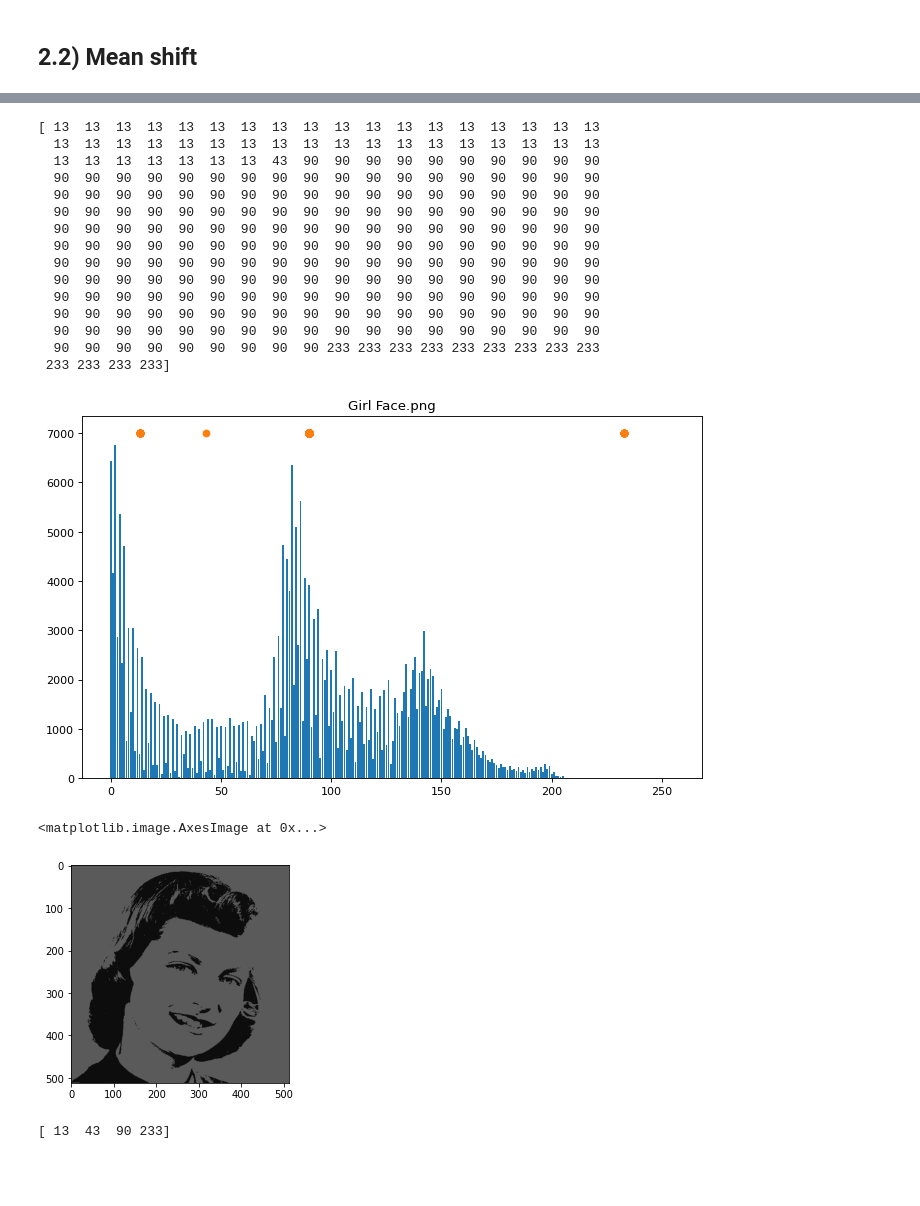
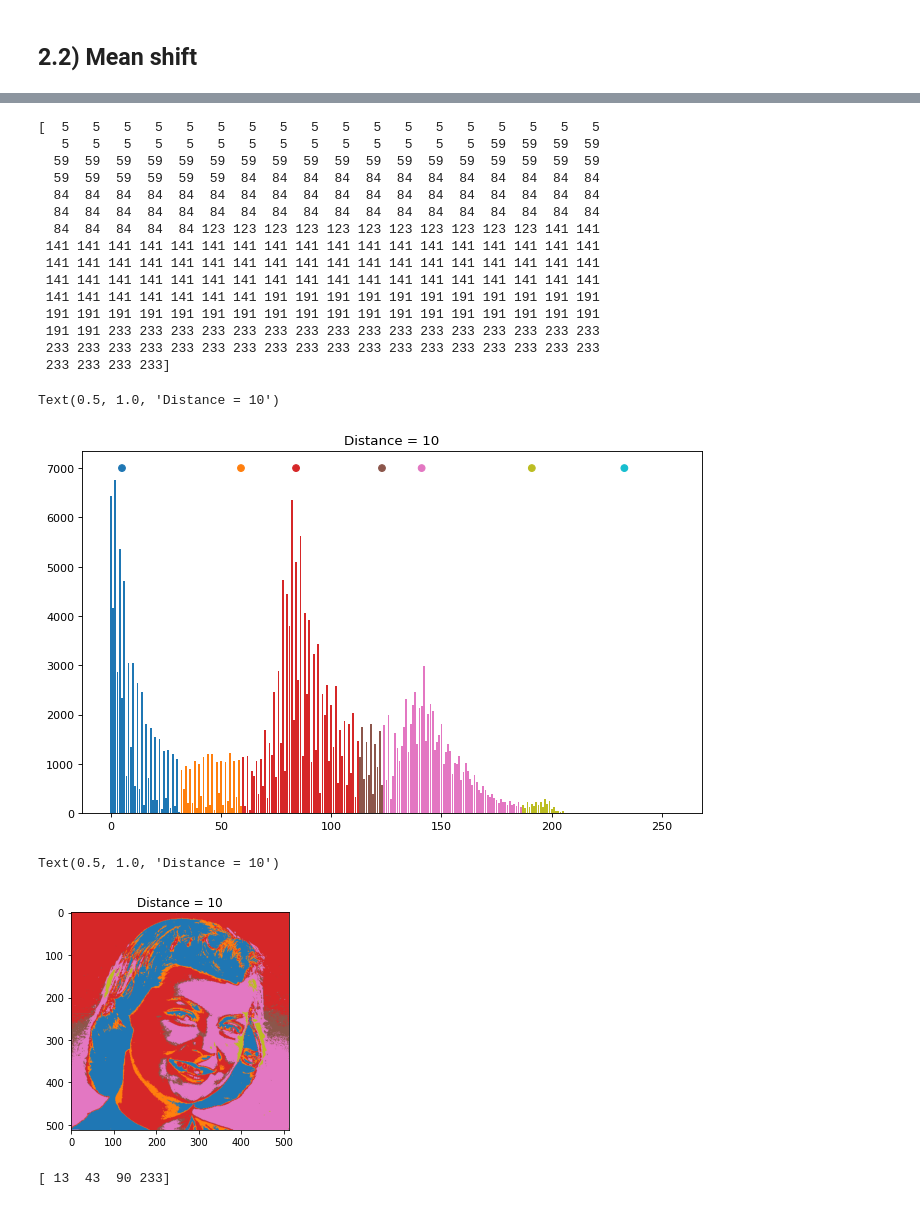
Before and after one commit to jmcsuite/AgentesInteligentes_Up2022, a Jupyter notebook: Trabajo1_0226259_0226154/codigo/main.ipynb, the cells around one changed output, grey strips where cells are left out. Saved outputs shown, nothing was run; the diff lists cells and outputs as text; code cells hidden in the pictures; blank space fills up the shorter version.

```diff
--- a/Trabajo1_0226259_0226154/codigo/main.ipynb
+++ b/Trabajo1_0226259_0226154/codigo/main.ipynb
@@ -430,7 +473,7 @@ for i in range(1,colorRange):
 
 inputMeanShift = np.array(np.arange(0,colorRange))
 
-maxDistance = 35
+maxDistance = 10
 epsilon = .000005
 for i, a in enumerate(inputMeanShift):
     mode = a
@@ -494,10 +537,17 @@ ax[0].scatter(inputMeanShift, np.ones(len(inputMeanShift))*7000)
 # %%
 for i in range(colorRange):
     for i in range(1,colorRange):
-        if(inputMeanShift[i] - inputMeanShift[i-1] < 1):
+        if(inputMeanShift[i] - inputMeanShift[i-1] < 3):
             inputMeanShift[i-1] = inputMeanShift[i]
         if(inputMeanShift[i] >= 233):
             inputMeanShift[i]=233
+
+unique = np.unique(inputMeanShift)
+uniqueDict = dict(zip(unique, np.arange(len(unique))))
+category_colors = plt.get_cmap('tab10')(
+    np.linspace(0, 1, len(unique)))
+#print(unique)
+#print(category_colors)
 
 histograms = []
 colorRange = 256
@@ -507,40 +557,46 @@ for img in imgs:
     histograms.append(histogram)
 fig, ax = setupPlots(1)
 for axes, hist, name in zip(ax, histograms, imgNames):
-    axes.bar(np.arange(colorRange), hist)
-    axes.set_title(name)
+    for i, h in zip(np.arange(colorRange), hist):
+        axes.bar(i, h, color=category_colors[uniqueDict[inputMeanShift[i]]])
+        axes.set_title(name)
 
-ax[0].scatter(inputMeanShift, np.ones(len(inputMeanShift))*7000)
+ax[0].scatter(unique, np.ones(len(unique))*7000, color=category_colors)
 print(inputMeanShift)
+ax[0].set_title('Distance = 15')
 # %% [output]
-[ 13  13  13  13  13  13  13  13  13  13  13  13  13  13  13  13  13  13
-  13  13  13  13  13  13  13  13  13  13  13  13  13  13  13  13  13  13
-  13  13  13  13  13  13  13  43  90  90  90  90  90  90  90  90  90  90
-  90  90  90  90  90  90  90  90  90  90  90  90  90  90  90  90  90  90
-  90  90  90  90  90  90  90  90  90  90  90  90  90  90  90  90  90  90
-  90  90  90  90  90  90  90  90  90  90  90  90  90  90  90  90  90  90
-  90  90  90  90  90  90  90  90  90  90  90  90  90  90  90  90  90  90
-  90  90  90  90  90  90  90  90  90  90  90  90  90  90  90  90  90  90
-  90  90  90  90  90  90  90  90  90  90  90  90  90  90  90  90  90  90
-  90  90  90  90  90  90  90  90  90  90  90  90  90  90  90  90  90  90
-  90  90  90  90  90  90  90  90  90  90  90  90  90  90  90  90  90  90
-  90  90  90  90  90  90  90  90  90  90  90  90  90  90  90  90  90  90
-  90  90  90  90  90  90  90  90  90  90  90  90  90  90  90  90  90  90
-  90  90  90  90  90  90  90  90  90 233 233 233 233 233 233 233 233 233
+[  5   5   5   5   5   5   5   5   5   5   5   5   5   5   5   5   5   5
+   5   5   5   5   5   5   5   5   5   5   5   5   5   5  59  59  59  59
+  59  59  59  59  59  59  59  59  59  59  59  59  59  59  59  59  59  59
+  59  59  59  59  59  59  84  84  84  84  84  84  84  84  84  84  84  84
+  84  84  84  84  84  84  84  84  84  84  84  84  84  84  84  84  84  84
+  84  84  84  84  84  84  84  84  84  84  84  84  84  84  84  84  84  84
+  84  84  84  84  84 123 123 123 123 123 123 123 123 123 123 123 141 141
+ 141 141 141 141 141 141 141 141 141 141 141 141 141 141 141 141 141 141
+ 141 141 141 141 141 141 141 141 141 141 141 141 141 141 141 141 141 141
+ 141 141 141 141 141 141 141 141 141 141 141 141 141 141 141 141 141 141
+ 141 141 141 141 141 141 141 191 191 191 191 191 191 191 191 191 191 191
+ 191 191 191 191 191 191 191 191 191 191 191 191 191 191 191 191 191 191
+ 191 191 233 233 233 233 233 233 233 233 233 233 233 233 233 233 233 233
+ 233 233 233 233 233 233 233 233 233 233 233 233 233 233 233 233 233 233
  233 233 233 233]
+Text(0.5, 1.0, 'Distance = 10')
-[figure, old version]
+[figure, new version]
 # %%
+
 imgDistance15 = np.array(img)
 for i, a in enumerate(imgDistance15):
     for j, b in enumerate(a):
         b= b[0]
         b = inputMeanShift[b]
-        imgDistance15[i][j] = [b,b,b]
+        #print(b)
+        imgDistance15[i][j] = category_colors[uniqueDict[b]][0:3]*255
 
 plt.imshow(imgDistance15)
+plt.title('Distance = 10')
 # %% [output]
-<matplotlib.image.AxesImage at 0x...>
+Text(0.5, 1.0, 'Distance = 10')
-[figure, old version]
+[figure, new version]
 # %%
 unique = np.unique(inputMeanShift)
 uniqueDict = dict(zip(unique, np.arange(len(unique))))
```
Also changed, not shown: parts of 10 cells of this notebook.
